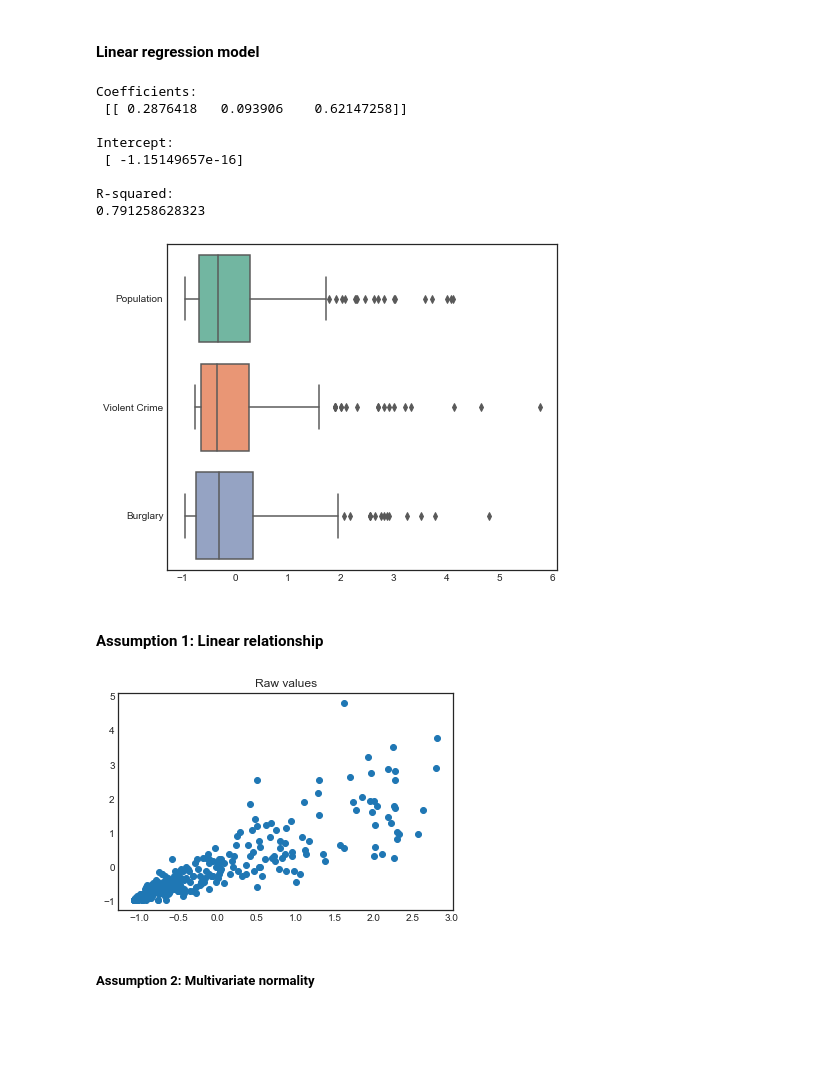
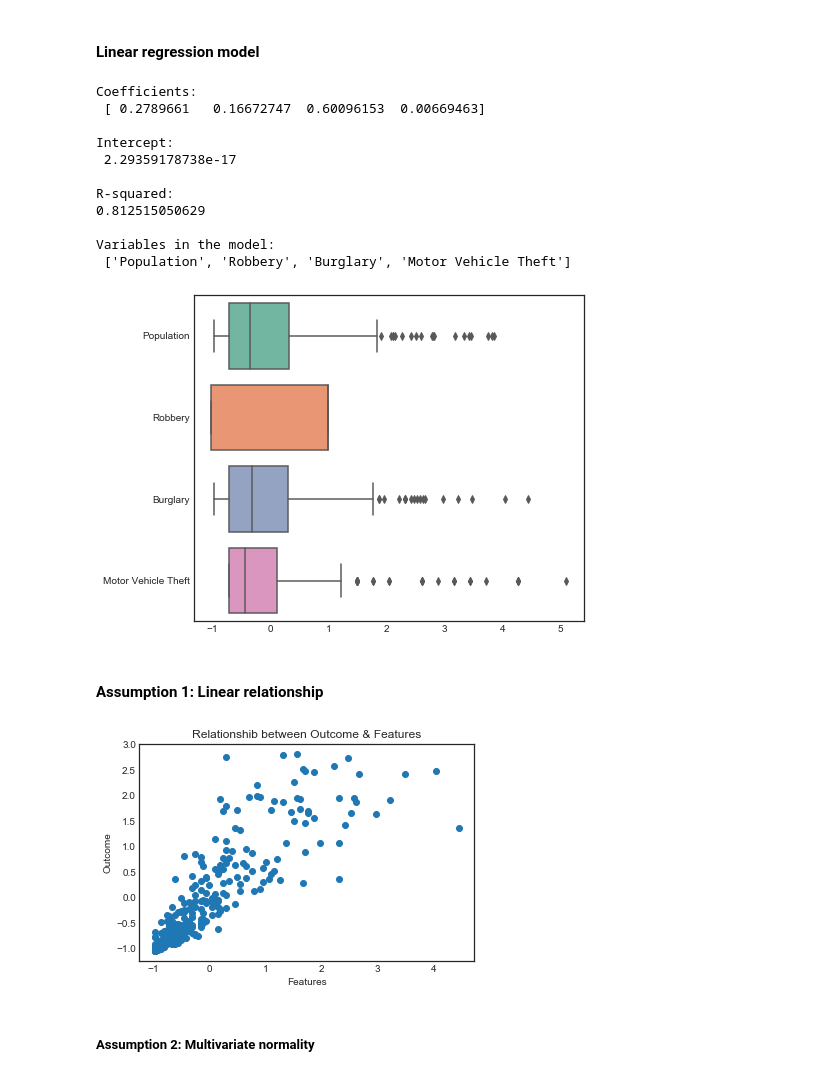
Before and after one commit to borja876/Testing, a Jupyter notebook: Challenge+make+your+own+regression+model.ipynb, the cells around one changed output. Drawn from its saved outputs; the diff is of its cells as text; code cells hidden in the pictures; blank space fills up the shorter version.

```diff
--- a/Challenge+make+your+own+regression+model.ipynb
+++ b/Challenge+make+your+own+regression+model.ipynb
@@ -139,7 +139,7 @@ fbiraw_t3 = fbiraw_t2
 # %%
 #Eliminate outliers
 
-fbiraw_t3 = fbiraw_t3[fbiraw_t3.PropertyCrime < 400].reset_index(drop=True)
+fbiraw_t3 = fbiraw_t3[fbiraw_t3.PropertyCrime < 450].reset_index(drop=True)
 
 #Describe the dataset
 fbiraw_t3.describe()
@@ -241,8 +241,10 @@ df_scaled.describe()
 # %%
 # Instantiate and fit our model.
 regr = linear_model.LinearRegression()
-Y = df_scaled['PropertyCrime'].values.reshape(-1, 1)
-X = df_scaled.drop(['PropertyCrime','Larceny & Theft','Murder', 'Robbery', 'Assault','Rape','Motor Vehicle Theft'],axis=1)
+
+#Create Variables for the model by dropping variables from the initial list
+Y = df_scaled['PropertyCrime'].values.ravel()
+X = df_scaled.drop(['Violent Crime','Murder','Larceny & Theft','PropertyCrime', 'Rape','Assault'],axis=1)
 regr.fit(X, Y)
 
 # Inspect the results.
@@ -250,15 +252,19 @@ print('\nCoefficients: \n', regr.coef_)
 print('\nIntercept: \n', regr.intercept_)
 print('\nR-squared:')
 print(regr.score(X, Y))
+print('\nVariables in the model: \n',list(X.columns))
 # %% [output]
 Coefficients:
- [[ 0.2876418   0.093906    0.62147258]]
+ [ 0.2789661   0.16672747  0.60096153  0.00669463]
 
 Intercept:
- [ -1.15149657e-16]
+ 2.29359178738e-17
 
 R-squared:
-0.791258628323
+0.812515050629
+
+Variables in the model:
+ ['Population', 'Robbery', 'Burglary', 'Motor Vehicle Theft']
 # %%
 # Initialize the figure with a logarithmic x axis
 f, ax = plt.subplots(figsize=(7, 6))
@@ -270,20 +276,22 @@ df_long = X
 #Boxplot vairables
 ax = sns.boxplot(data=df_long, orient="h", palette="Set2")
 # %% [output]
-[figure, old version]
+[figure, new version]
 # %% [markdown]
 #### Assumption 1: Linear relationship
 # %%
-#
+# Establish the pair outcome-feature we want to compare
 outcome = Y
 feature = X['Burglary']
 
 # Plot the data as-is. Looks a mite quadratic.
-plt.scatter(outcome, feature)
-plt.title('Raw values')
+plt.scatter( feature,outcome)
+plt.title('Relationshib between Outcome & Features')
+plt.xlabel('Features')
+plt.ylabel('Outcome')
 plt.show()
 # %% [output]
-[figure, old version]
+[figure, new version]
 # %% [markdown]
 ##### Assumption 2: Multivariate normality
 # %%
```
Also changed, not shown: parts of 16 cells of this notebook.
